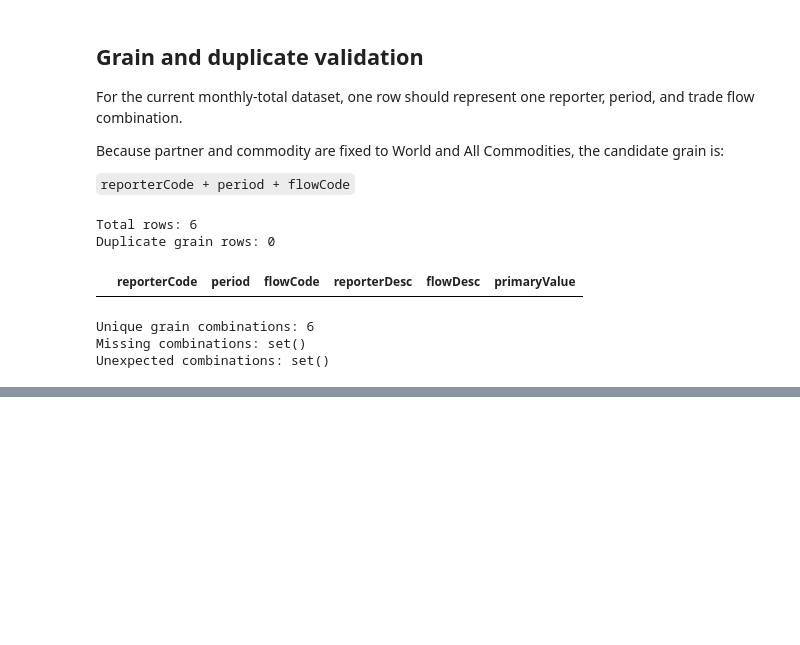
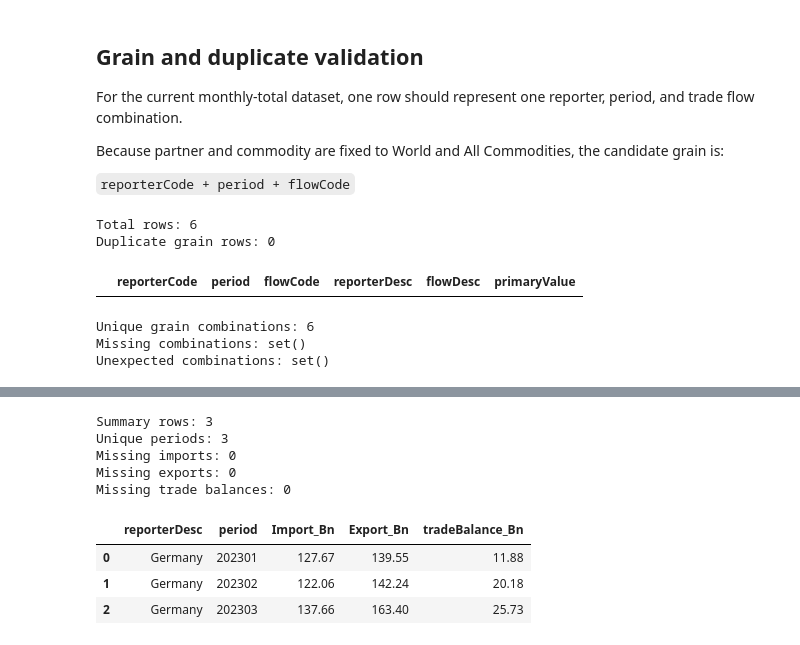
Before and after one commit to ozgur-kv/global-trade-flow-pipeline, a Jupyter notebook: notebooks/02_authenticated_api_exploration.ipynb, the cells around one changed output, grey strips where cells are left out. Saved outputs shown, nothing was run; the diff lists cells and outputs as text; code cells hidden in the pictures; blank space fills up the shorter version.

```diff
--- a/notebooks/02_authenticated_api_exploration.ipynb
+++ b/notebooks/02_authenticated_api_exploration.ipynb
@@ -309,0 +338,24 @@ Unexpected combinations: set()
+# %%
+# Validation Checks
+print("Summary rows:", len(monthly_summary_df))
+print("Unique periods:", monthly_summary_df["period"].nunique())
+print("Missing imports:", monthly_summary_df["Import"].isna().sum())
+print("Missing exports:", monthly_summary_df["Export"].isna().sum())
+print("Missing trade balances:", monthly_summary_df["tradeBalance"].isna().sum())
+# %% [output]
+Summary rows: 3
+Unique periods: 3
+Missing imports: 0
+Missing exports: 0
+Missing trade balances: 0
+# %%
+# Readability Improvements
+monthly_summary_df["Import_Bn"] = monthly_summary_df["Import"] / 1_000_000_000
+monthly_summary_df["Export_Bn"] = monthly_summary_df["Export"] / 1_000_000_000
+monthly_summary_df["tradeBalance_Bn"] = monthly_summary_df["tradeBalance"] / 1_000_000_000
+display(monthly_summary_df[["reporterDesc", "period", "Import_Bn", "Export_Bn", "tradeBalance_Bn"]].round(2))
+# %% [output]
+|  | reporterDesc | period | Import_Bn | Export_Bn | tradeBalance_Bn |
+| 0 | Germany | 202301 | 127.67 | 139.55 | 11.88 |
+| 1 | Germany | 202302 | 122.06 | 142.24 | 20.18 |
+| 2 | Germany | 202303 | 137.66 | 163.40 | 25.73 |
```
Also changed, not shown: parts of 6 cells of this notebook, 1 other file.
